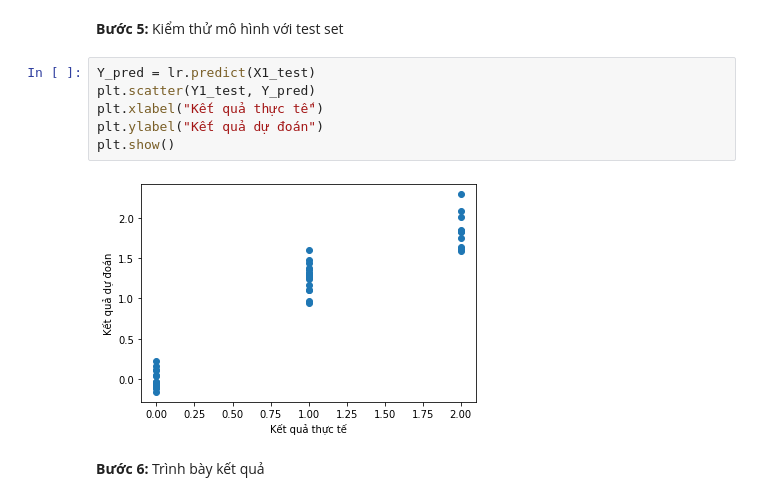
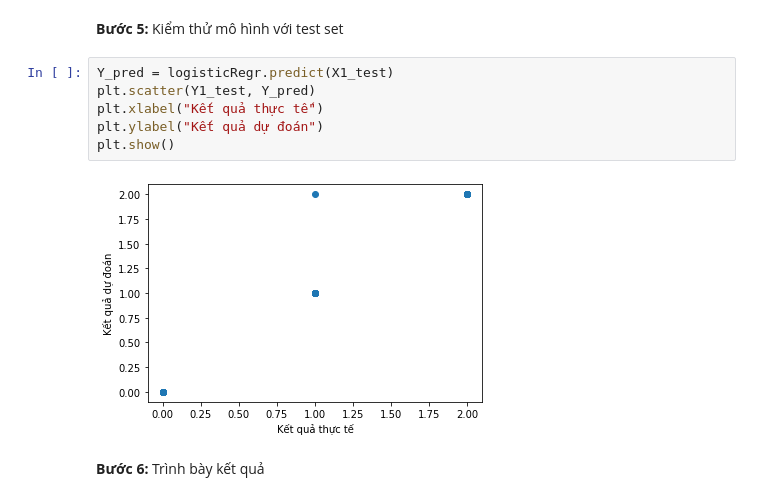
Before and after one commit to tranlybuu/BaiTap, a Jupyter notebook: 2022/ex_ml1.ipynb, the cells around one changed output. Cells and saved outputs as stored; diff of their text form.

```diff
--- a/2022/ex_ml1.ipynb
+++ b/2022/ex_ml1.ipynb
@@ -329,13 +329,13 @@ LogisticRegression()
 # %% [markdown]
 **Bước 5:** Kiểm thử mô hình với test set
 # %%
-Y_pred = lr.predict(X1_test)
+Y_pred = logisticRegr.predict(X1_test)
 plt.scatter(Y1_test, Y_pred)
 plt.xlabel("Kết quả thực tế")
 plt.ylabel("Kết quả dự đoán")
 plt.show()
 # %% [output]
-[figure, old version]
+[figure, new version]
 # %% [markdown]
 **Bước 6:** Trình bày kết quả
 # %%
```
